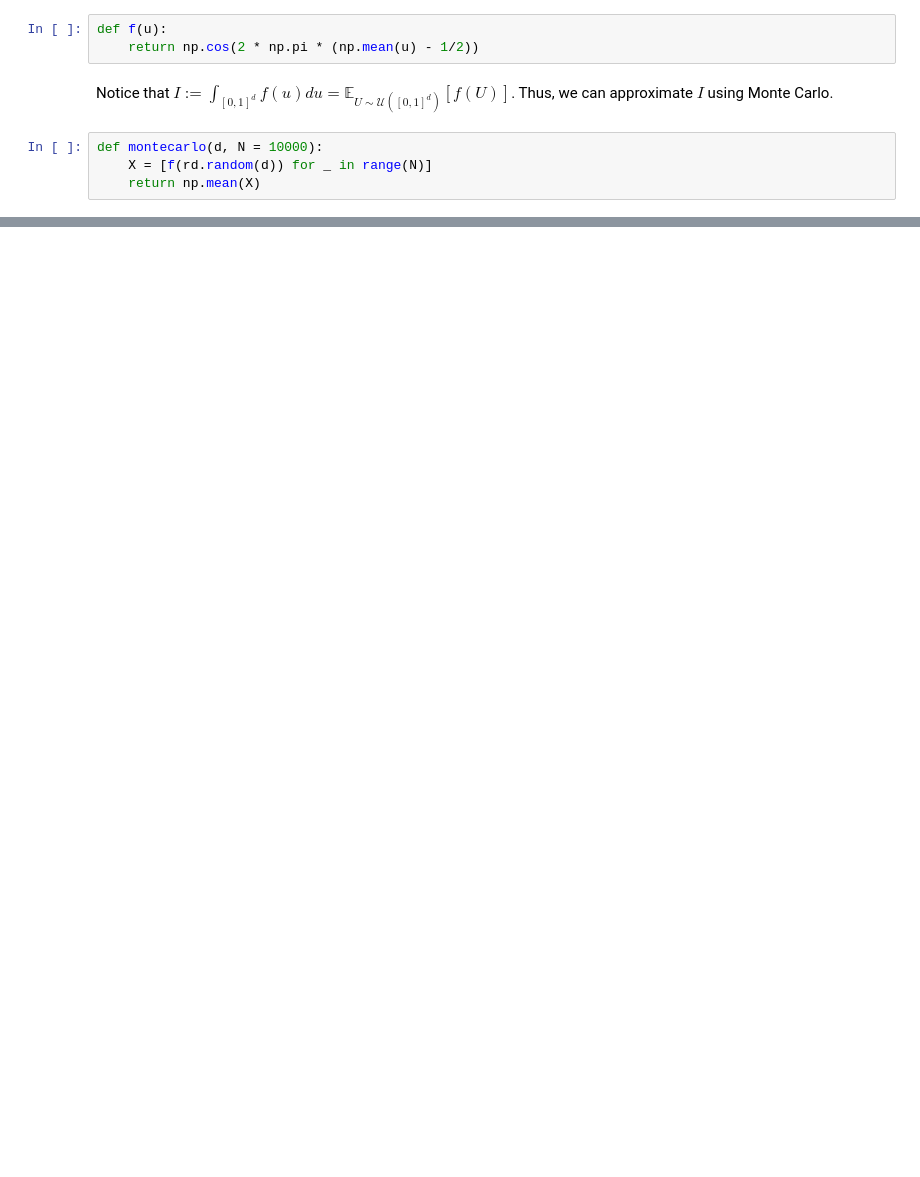
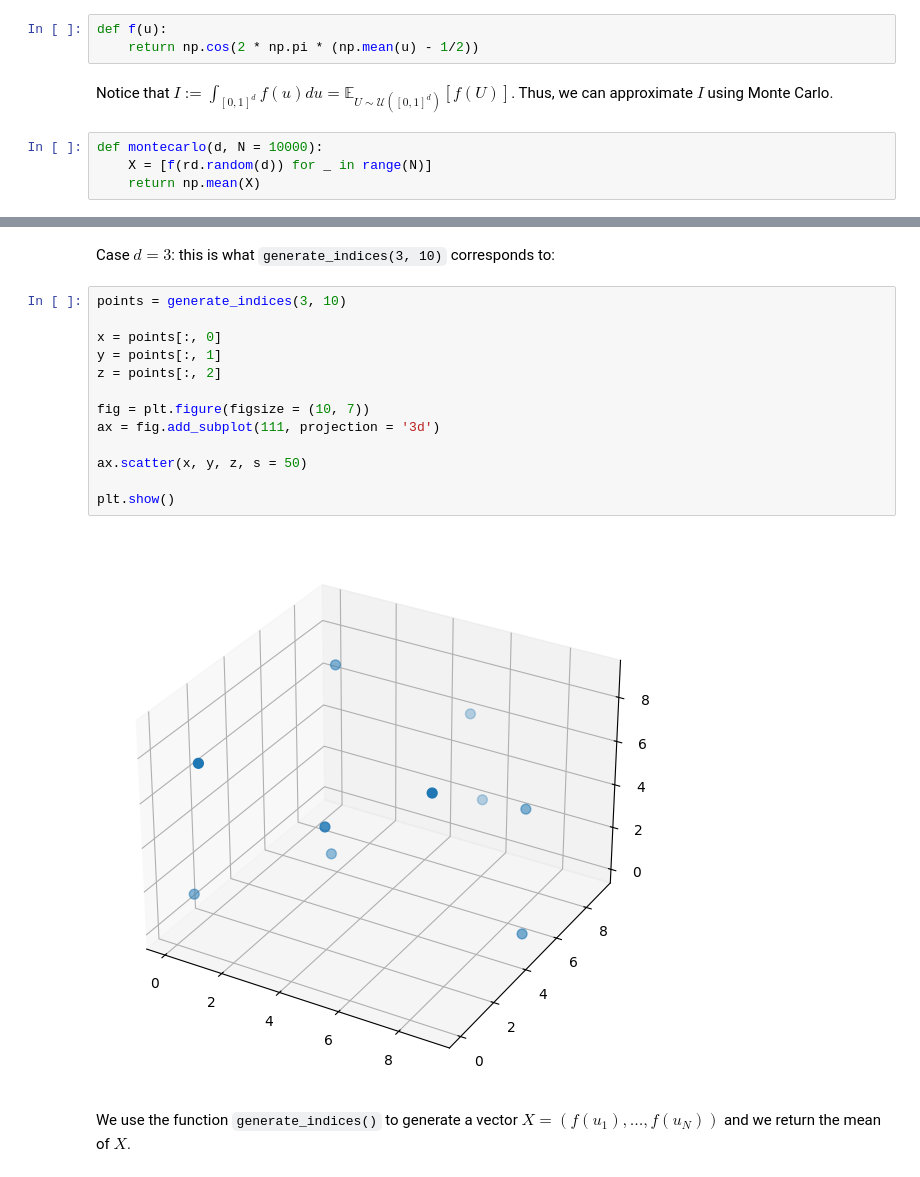
Before and after one commit to alban-geron/stratification-monte-carlo, a Jupyter notebook: notebook_stratification.ipynb, the cells around one changed output, grey strips where cells are left out. Saved outputs shown, nothing was run; the diff lists cells and outputs as text; blank space fills up the shorter version.

```diff
--- a/notebook_stratification.ipynb
+++ b/notebook_stratification.ipynb
@@ -45,0 +62,19 @@ montecarlo(1), quasimontecarlo(1)
+# %% [markdown]
+Case $d = 3$: this is what `generate_indices(3, 10)` corresponds to:
+# %%
+points = generate_indices(3, 10)
+
+x = points[:, 0]
+y = points[:, 1]
+z = points[:, 2]
+
+fig = plt.figure(figsize = (10, 7))
+ax = fig.add_subplot(111, projection = '3d')
+
+ax.scatter(x, y, z, s = 50)
+
+plt.show()
+# %% [output]
+[figure, added]
+# %% [markdown]
+We use the function `generate_indices()` to generate a vector $X = (f(u_1), \dots, f(u_N))$ and we return the mean of $X$.
```
Also changed, not shown: parts of 14 cells of this notebook.
